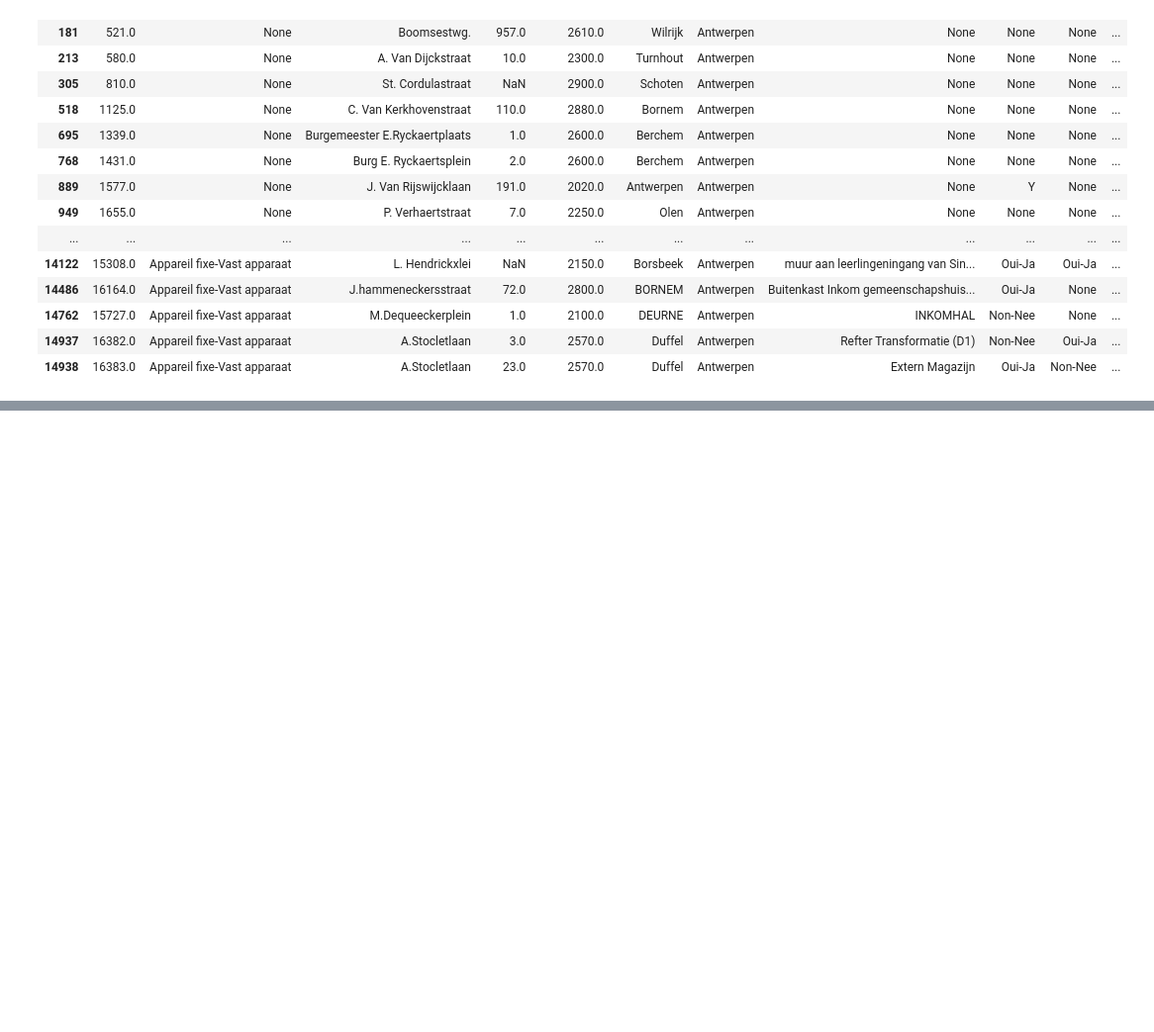
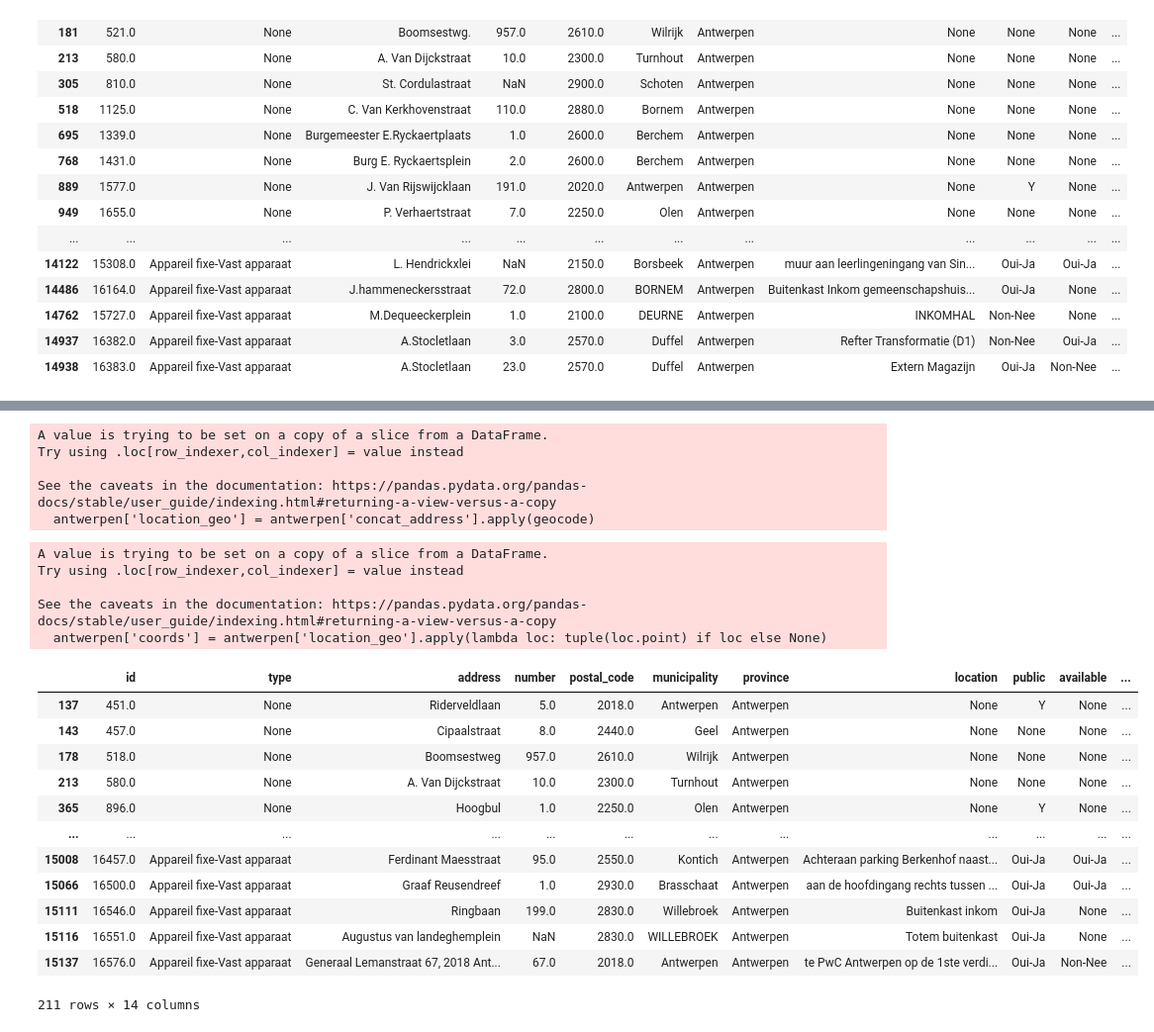
Before and after one commit to TanmayPK/Datathon, a Jupyter notebook: aed.ipynb, the cells around one changed output, grey strips where cells are left out. Shown: that part at 99% size. Saved outputs shown, nothing was run; the diff lists cells and outputs as text; code cells hidden in the pictures; blank space fills up the shorter version.

```diff
--- a/aed.ipynb
+++ b/aed.ipynb
@@ -84,0 +87,37 @@ location = locator.geocode(“Champ de Mars, Paris, France”)
+# %%
+locator = Nominatim(user_agent="wigsyo")
+# %%
+geocode = RateLimiter(locator.geocode, min_delay_seconds=0.1)
+# %%
+tqdm.pandas(desc="geolocation")
+antwerpen['location_geo'] = antwerpen['concat_address'].apply(geocode)
+# %% [output]
+A value is trying to be set on a copy of a slice from a DataFrame.
+Try using .loc[row_indexer,col_indexer] = value instead
+
+See the caveats in the documentation: https://pandas.pydata.org/pandas-docs/stable/user_guide/indexing.html#returning-a-view-versus-a-copy
+  antwerpen['location_geo'] = antwerpen['concat_address'].apply(geocode)
+# %%
+antwerpen['coords'] = antwerpen['location_geo'].apply(lambda loc: tuple(loc.point) if loc else None)
+# %% [output]
+A value is trying to be set on a copy of a slice from a DataFrame.
+Try using .loc[row_indexer,col_indexer] = value instead
+
+See the caveats in the documentation: https://pandas.pydata.org/pandas-docs/stable/user_guide/indexing.html#returning-a-view-versus-a-copy
+  antwerpen['coords'] = antwerpen['location_geo'].apply(lambda loc: tuple(loc.point) if loc else None)
+# %%
+antwerpen[antwerpen['coords'].isna()]
+# %% [output]
+|  | id | type | address | number | postal_code | municipality | province | location | public | available | ... |
+| 137 | 451.0 | None | Riderveldlaan | 5.0 | 2018.0 | Antwerpen | Antwerpen | None | Y | None | ... |
+| 143 | 457.0 | None | Cipaalstraat | 8.0 | 2440.0 | Geel | Antwerpen | None | None | None | ... |
+| 178 | 518.0 | None | Boomsestweg | 957.0 | 2610.0 | Wilrijk | Antwerpen | None | None | None | ... |
+| 213 | 580.0 | None | A. Van Dijckstraat | 10.0 | 2300.0 | Turnhout | Antwerpen | None | None | None | ... |
+| 365 | 896.0 | None | Hoogbul | 1.0 | 2250.0 | Olen | Antwerpen | None | Y | None | ... |
+| ... | ... | ... | ... | ... | ... | ... | ... | ... | ... | ... | ... |
+| 15008 | 16457.0 | Appareil fixe-Vast apparaat | Ferdinant Maesstraat | 95.0 | 2550.0 | Kontich | Antwerpen | Achteraan parking Berkenhof naast... | Oui-Ja | Oui-Ja | ... |
+| 15066 | 16500.0 | Appareil fixe-Vast apparaat | Graaf Reusendreef | 1.0 | 2930.0 | Brasschaat | Antwerpen | aan de hoofdingang rechts tussen ... | Oui-Ja | Oui-Ja | ... |
+| 15111 | 16546.0 | Appareil fixe-Vast apparaat | Ringbaan | 199.0 | 2830.0 | Willebroek | Antwerpen | Buitenkast inkom | Oui-Ja | None | ... |
+| 15116 | 16551.0 | Appareil fixe-Vast apparaat | Augustus van landeghemplein | NaN | 2830.0 | WILLEBROEK | Antwerpen | Totem buitenkast | Oui-Ja | None | ... |
+| 15137 | 16576.0 | Appareil fixe-Vast apparaat | Generaal Lemanstraat 67, 2018 Ant... | 67.0 | 2018.0 | Antwerpen | Antwerpen | te PwC Antwerpen op de 1ste verdi... | Oui-Ja | Non-Nee | ... |
+211 rows × 14 columns
```
Also changed, not shown: parts of 10 cells of this notebook.
